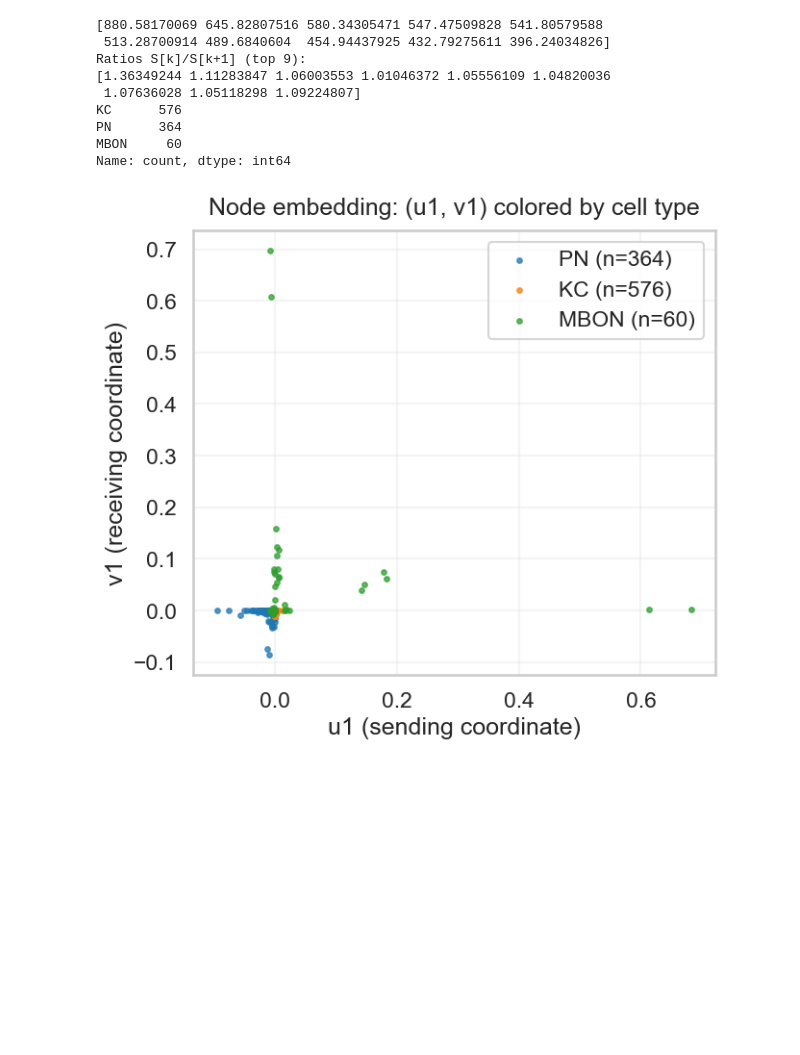
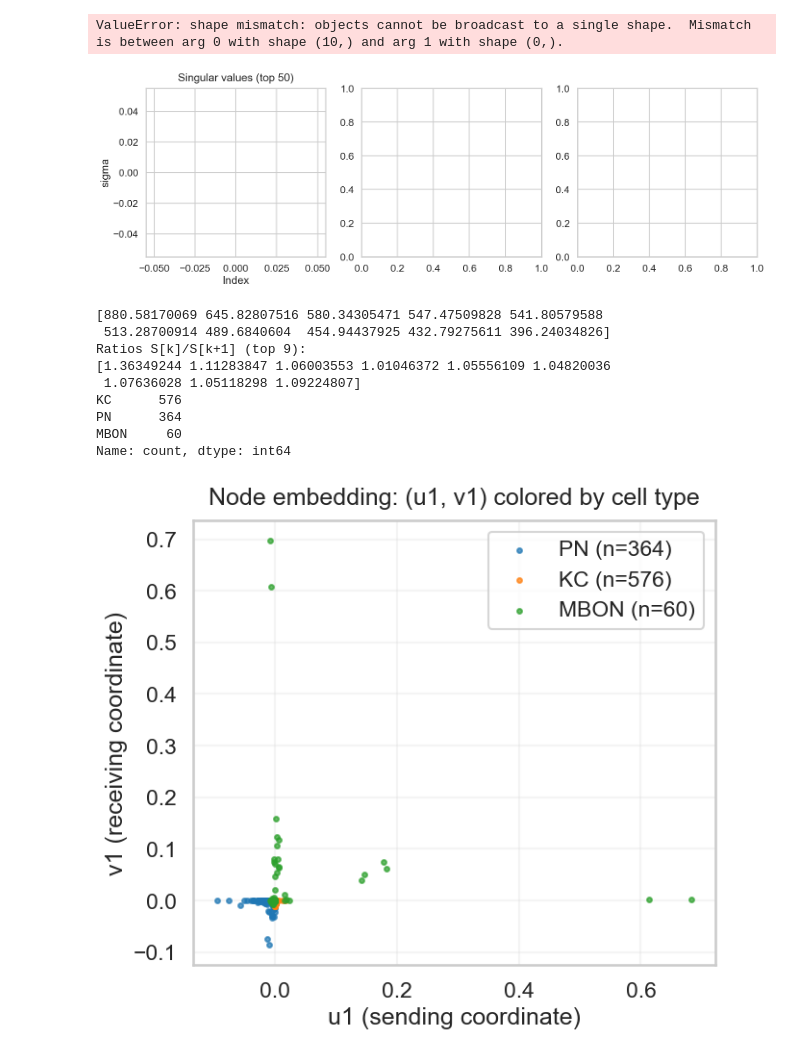
Before and after one commit to Banu-ozdeveci/flywire-connectome-analysis, a Jupyter notebook: notebooks/s_test_fly_bimodularity.ipynb, the cells around one changed output. Saved outputs shown, nothing was run; the diff lists cells and outputs as text; code cells hidden in the pictures; blank space fills up the shorter version.

```diff
--- a/notebooks/s_test_fly_bimodularity.ipynb
+++ b/notebooks/s_test_fly_bimodularity.ipynb
@@ -67,6 +58,11 @@ connections.head()
 # %%
 ann = pd.read_csv(ANNOTATIONS_PATH)  # works with .csv.gz
 ann.columns = [c.strip() for c in ann.columns]
+
+# Rename 'label' to 'class' if 'class' is missing, to match notebook expectations
+if 'label' in ann.columns and 'class' not in ann.columns:
+    print("Renaming 'label' column to 'class'")
+    ann.rename(columns={'label': 'class'}, inplace=True)
 
 # Quick sanity: see what columns exist
 print("Annotation columns:", ann.columns.tolist())
@@ -280,2 +278,38 @@ plt.show()
+# %%
+B = modularity_matrix(adj, null_model='outin')
+U, S, V = sorted_svd(B)
+
+fig, axes = plt.subplots(1, 3, figsize=(18, 5))
+axes[0].plot(S[:50], marker='o')
+axes[0].set_title('Singular values (top 50)')
+axes[0].set_xlabel('Index')
+axes[0].set_ylabel('sigma')
+
+# Guard against empty / low-rank SVD
+ku = min(10, U.shape[1])
+if ku == 0:
+    axes[1].text(0.5, 0.5, 'No left singular vectors', ha='center', va='center')
+    axes[1].set_axis_off()
+else:
+    axes[1].bar(range(1, ku + 1), U[:, :ku].var(axis=0))
+    axes[1].set_title('Variance per left singular vector (sending)')
+    axes[1].set_xlabel('Component')
+    axes[1].set_ylabel('Variance')
+
+kv = min(10, V.shape[1])
+if kv == 0:
+    axes[2].text(0.5, 0.5, 'No right singular vectors', ha='center', va='center')
+    axes[2].set_axis_off()
+else:
+    axes[2].bar(range(1, kv + 1), V[:, :kv].var(axis=0))
+    axes[2].set_title('Variance per right singular vector (receiving)')
+    axes[2].set_xlabel('Component')
+    axes[2].set_ylabel('Variance')
+
+plt.tight_layout()
+plt.show()
+# %% [output]
+ValueError: shape mismatch: objects cannot be broadcast to a single shape.  Mismatch is between arg 0 with shape (10,) and arg 1 with shape (0,).
+[figure, added]
 # %%
 print(S[:10])
```
Also changed, not shown: parts of 26 cells of this notebook, 1 other file.
